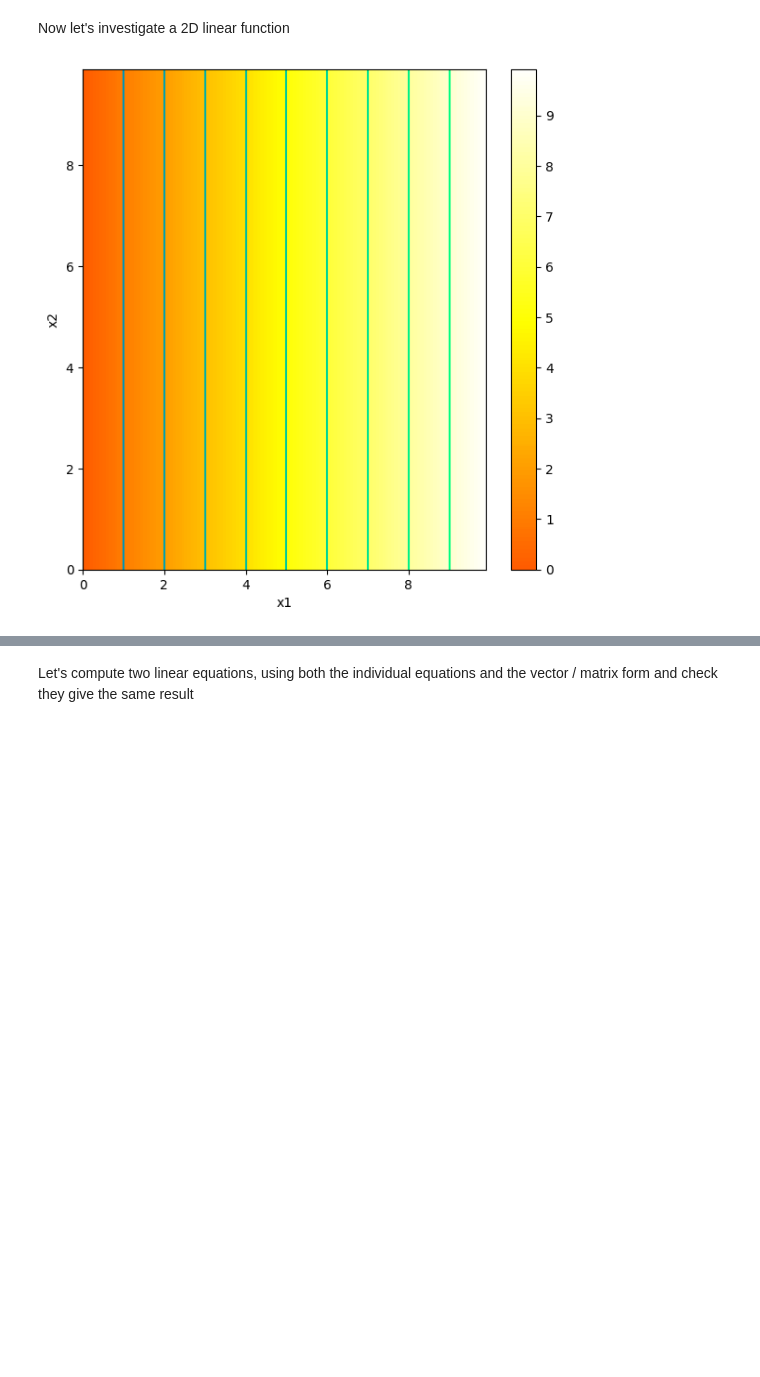
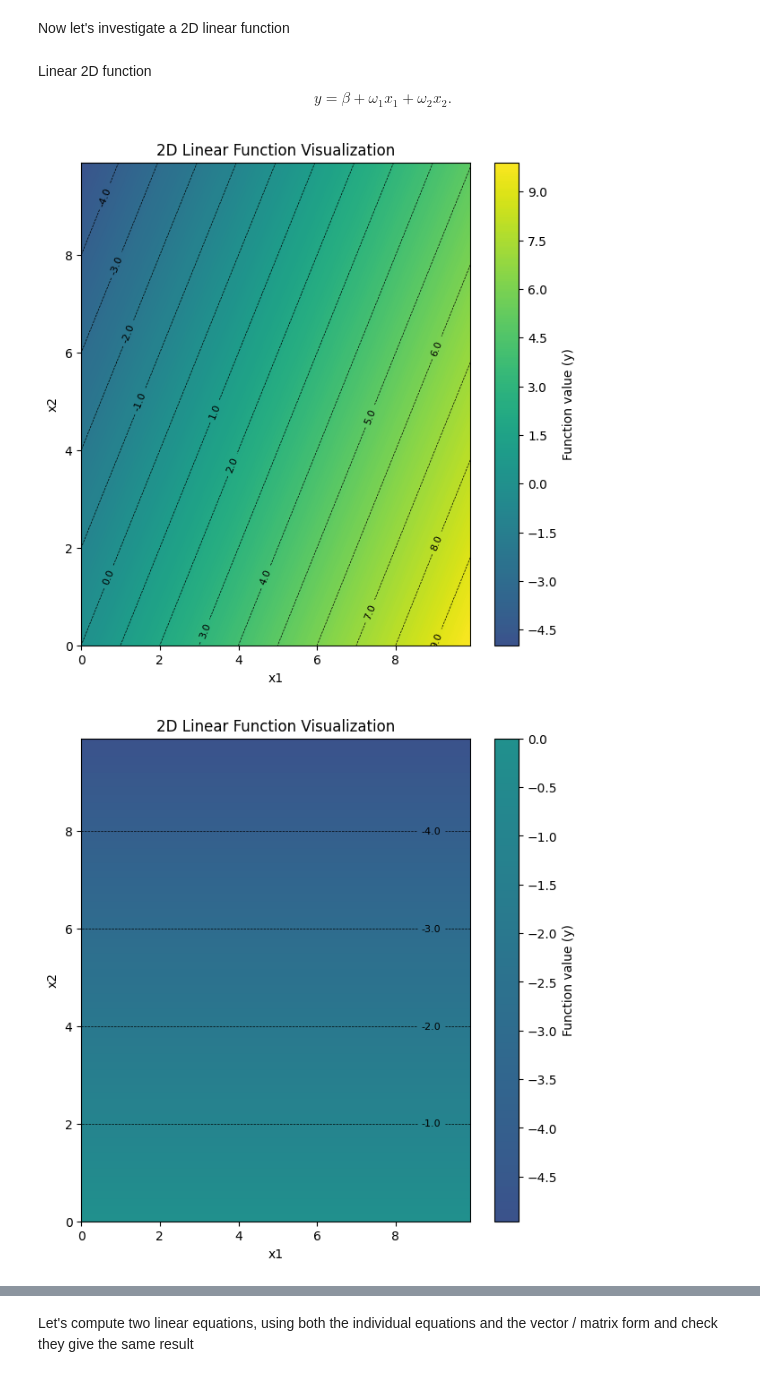
Before and after one commit to SeraMadeleine/FYS-2021, a Jupyter notebook: ExerciseSet1/1_1_BackgroundMathematics.ipynb, the cells around one changed output, grey strips where cells are left out. Saved outputs shown, nothing was run; the diff lists cells and outputs as text; code cells hidden in the pictures; blank space fills up the shorter version.

```diff
--- a/ExerciseSet1/1_1_BackgroundMathematics.ipynb
+++ b/ExerciseSet1/1_1_BackgroundMathematics.ipynb
@@ -60,51 +81,76 @@ plt.show()
 Now let's investigate a 2D linear function
 # %%
 # Code to draw 2D function -- read it so you know what is going on, but you don't have to change it
+
+
 def draw_2D_function(x1_mesh, x2_mesh, y):
     fig, ax = plt.subplots()
-    fig.set_size_inches(7,7)
-    pos = ax.contourf(x1_mesh, x2_mesh, y, levels=256 ,cmap = 'hot', vmin=-10,vmax=10.0)
-    fig.colorbar(pos, ax=ax)
-    ax.set_xlabel('x1');ax.set_ylabel('x2')
-    levels = np.arange(-10,10,1.0)
-    ax.contour(x1_mesh, x2_mesh, y, levels, cmap='winter')
+    fig.set_size_inches(7, 7)
+
+    # Enhanced color map for better visual distinction
+    pos = ax.contourf(x1_mesh, x2_mesh, y, levels=256, cmap='viridis', vmin=-10, vmax=10)
+    cbar = fig.colorbar(pos, ax=ax)
+    cbar.set_label('Function value (y)')
+
+    # Adding contour lines for better precision reading
+    levels = np.linspace(-10, 10, 21)  # More detailed contour levels
+    contour = ax.contour(x1_mesh, x2_mesh, y, levels, colors='k', linestyles='dashed', linewidths=0.5)
+    ax.clabel(contour, fontsize=8, inline=True, fmt='%1.1f')  # Label the contours
+
+    ax.set_xlabel('x1')
+    ax.set_ylabel('x2')
+    ax.set_title('2D Linear Function Visualization')
     plt.show()
+# %% [markdown]
+Linear 2D function
+\begin{equation}y=\beta+\omega_1 x_1 + \omega_2 x_2.\end{equation}
 # %%
 # Define a linear function with two inputs, x1 and x2
 def linear_function_2D(x1,x2,beta,omega1,omega2):
   # TODO -- replace the code line below with formula for 2D linear equation
-  y = x1
+  y = beta + omega1*x1 + omega2*x2
 
   return y
 # %%
 # Plot the 2D function
 
 # Make 2D array of x and y points
 x1 = np.arange(0.0, 10.0, 0.1)
 x2 = np.arange(0.0, 10.0, 0.1)
 x1,x2 = np.meshgrid(x1,x2)  # https://www.geeksforgeeks.org/numpy-meshgrid-function/
 
 # Compute the 2D function for given values of omega1, omega2
 beta = 0.0; omega1 = 1.0; omega2 = -0.5
 y  = linear_function_2D(x1,x2,beta, omega1, omega2)
 
 # Draw the function.
 # Color represents y value (brighter = higher value)
 # Black = -10 or less, White = +10 or more
 # 0 = mid orange
 # Lines are contours where value is equal
 draw_2D_function(x1,x2,y)
 
 # TODO
 # Predict what this plot will look like if you set omega_1 to zero
 # Change the code and see if you are right.
+omega1 = 0.0
+y  = linear_function_2D(x1,x2,beta, omega1, omega2)
+draw_2D_function(x1,x2,y)
 
 # TODO
 # Predict what this plot will look like if you set omega_2 to zero
 # Change the code and see if you are right.
+omega1 = 1.0; omega2 = 0.0
+y  = linear_function_2D(x1,x2,beta, omega1, omega2)
+draw_2D_function(x1,x2,y)
+
 
 # TODO
 # Predict what this plot will look like if you set beta to -5
 # Change the code and see if you are correct
+beta = -5.0; omega1 = 1.0; omega2 = -0.5
+y  = linear_function_2D(x1,x2,beta, omega1, omega2)
+draw_2D_function(x1,x2,y)
 # %% [output]
-[figure, old version]
+[figure, new version]
+[figure, added]
```
Also changed, not shown: parts of 5 cells of this notebook.
